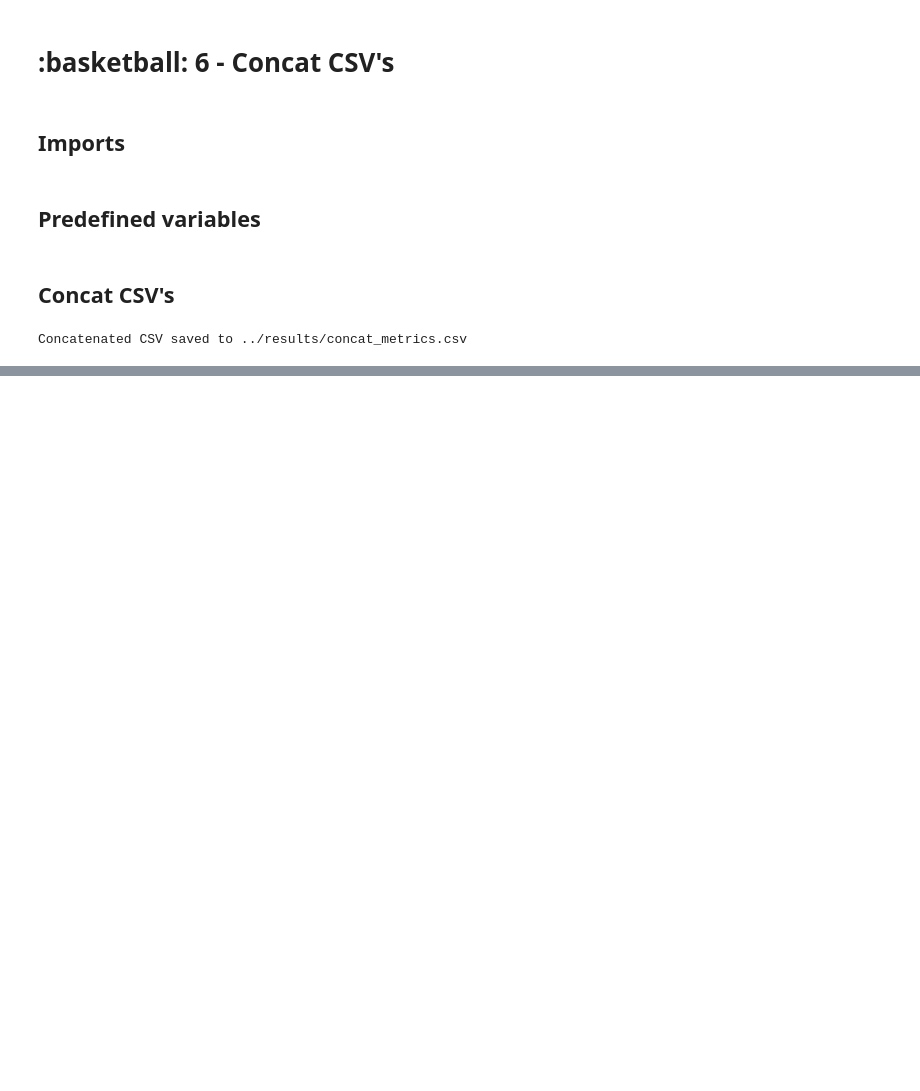
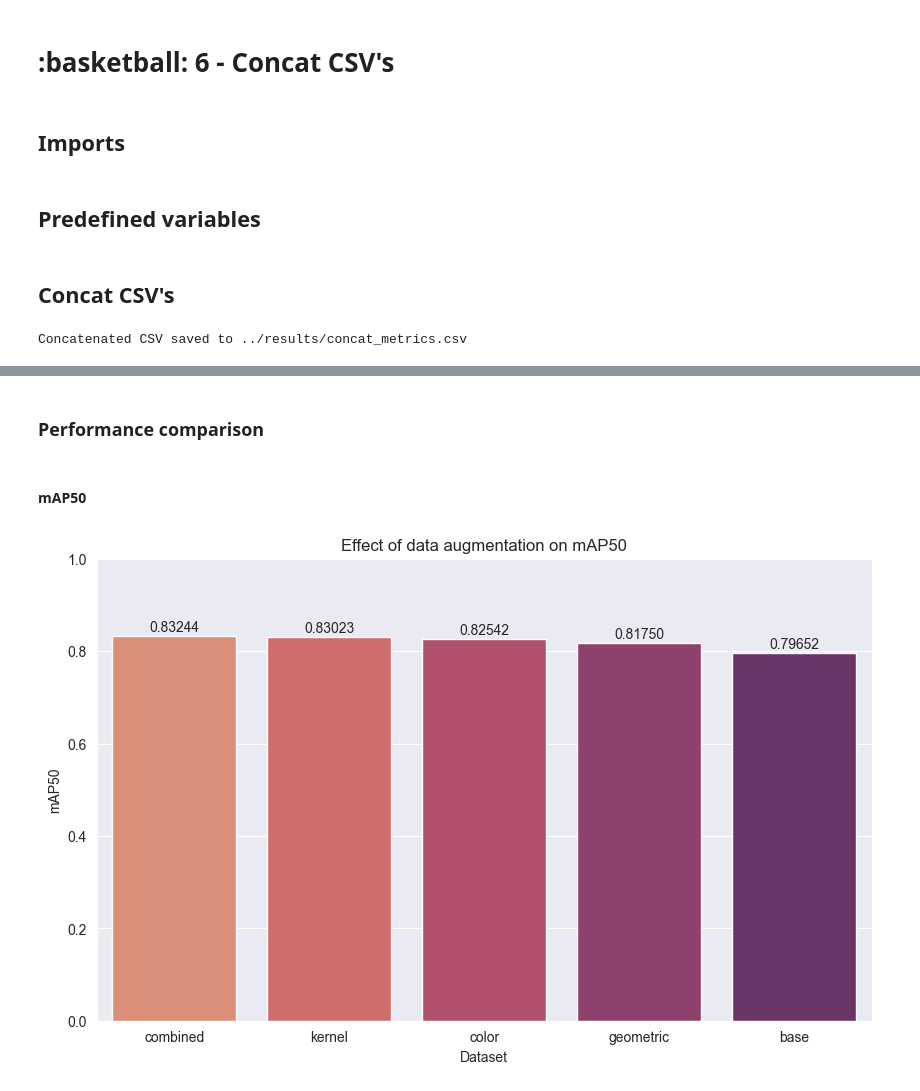
Before and after one commit to kyanamarckx/data-augmentation-detection-basketball, a Jupyter notebook: notebooks/06-concatCSV.ipynb, the cells around one changed output, grey strips where cells are left out. Saved outputs shown, nothing was run; the diff lists cells and outputs as text; code cells hidden in the pictures; blank space fills up the shorter version.

Commit message:
add extra plots to 06-concatCSV notebook

```diff
--- a/notebooks/06-concatCSV.ipynb
+++ b/notebooks/06-concatCSV.ipynb
@@ -8,12 +10,15 @@ import pandas as pd
 ## Predefined variables
 # %%
 CSV_DIR = "../results/"
+MEDIA_DIR = "../media/"
 
 BASE_CSV_PATH = CSV_DIR + "base_metrics.csv"
 AUGMENTED_CSV_PATH = CSV_DIR + "augmented_metrics.csv"
 COMBINED_CSV_PATH = CSV_DIR + "combined_metrics.csv"
 
 OUTPUT_NAME = "concat_metrics.csv"
+
+PALETTE = "flare"
 # %% [markdown]
 ## Concat CSV's
 # %%
@@ -29,0 +37,3 @@ Concatenated CSV saved to ../results/concat_metrics.csv
+# %%
+df = pd.read_csv(CSV_DIR + OUTPUT_NAME)
+df
@@ -29,0 +47,32 @@ Concatenated CSV saved to ../results/concat_metrics.csv
+# %%
+sns.set_style("darkgrid")
+# %% [markdown]
+### Performance comparison
+# %% [markdown]
+#### mAP50
+# %%
+df_sorted = df.sort_values(by="mAP50", ascending=False)
+
+plt.figure(figsize=(10, 6))
+sns.barplot(data=df_sorted, x="Dataset", y="mAP50", palette=PALETTE, hue="Dataset")
+for i, v in enumerate(df_sorted["mAP50"]):
+    plt.text(i, v + 0.01, f"{v:.5f}", ha='center')
+plt.title("Effect of data augmentation on mAP50")
+plt.xlabel("Dataset")
+plt.ylabel("mAP50")
+plt.ylim(0, 1)
+plt.show()
+
+# Save this figure to media directory
+plt.figure(figsize=(10, 6))
+sns.barplot(data=df_sorted, x="Dataset", y="mAP50", palette=PALETTE, hue="Dataset")
+for i, v in enumerate(df_sorted["mAP50"]):
+    plt.text(i, v + 0.01, f"{v:.5f}", ha='center')
+plt.title("Effect of data augmentation on mAP50")
+plt.xlabel("Dataset")
+plt.ylabel("mAP50")
+plt.ylim(0, 1)
+plt.savefig(f"{MEDIA_DIR}06-concat-mAP50.png")
+plt.close()
+# %% [output]
+[figure, added]
```
Also changed, not shown: parts of 16 cells of this notebook.
